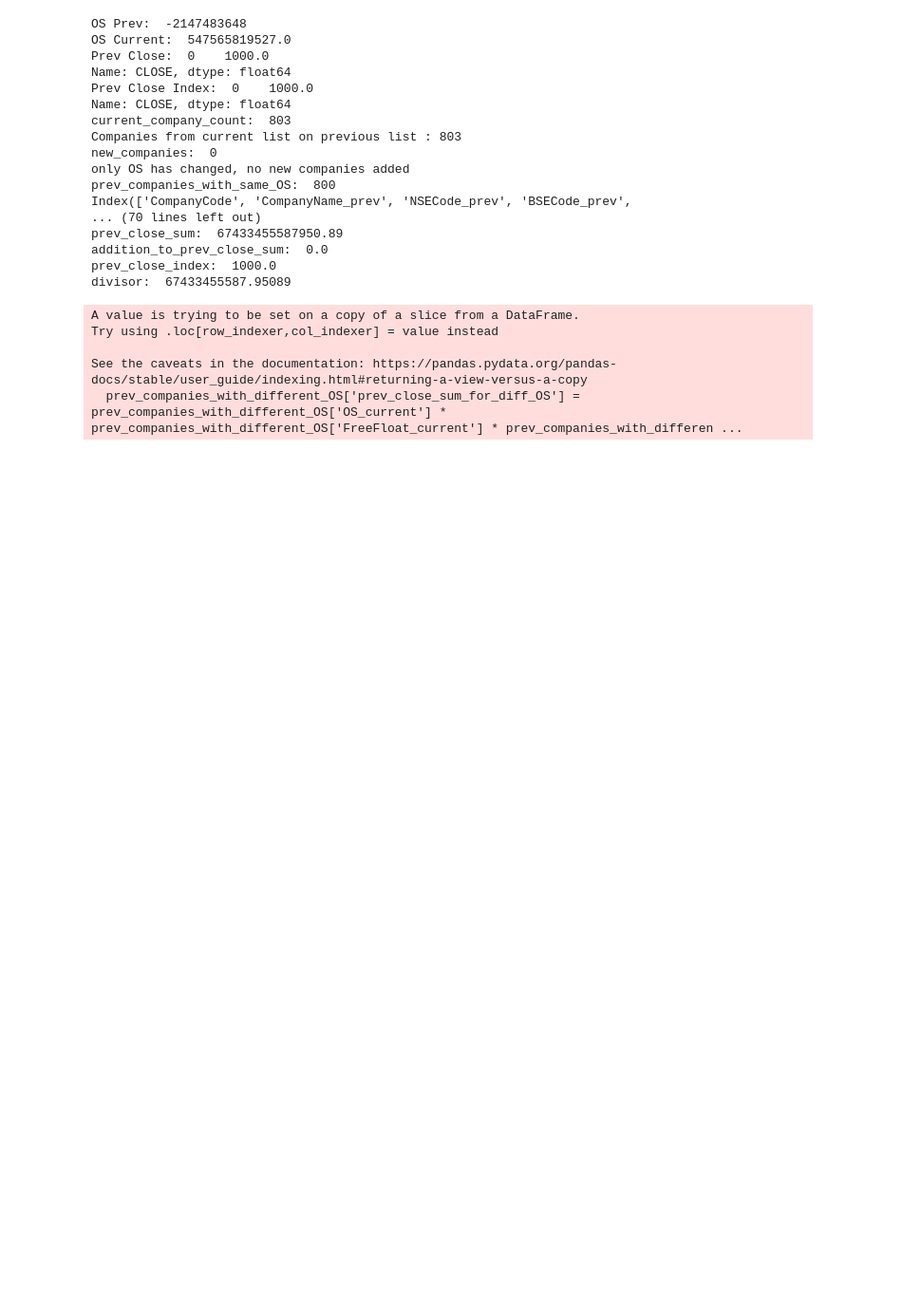
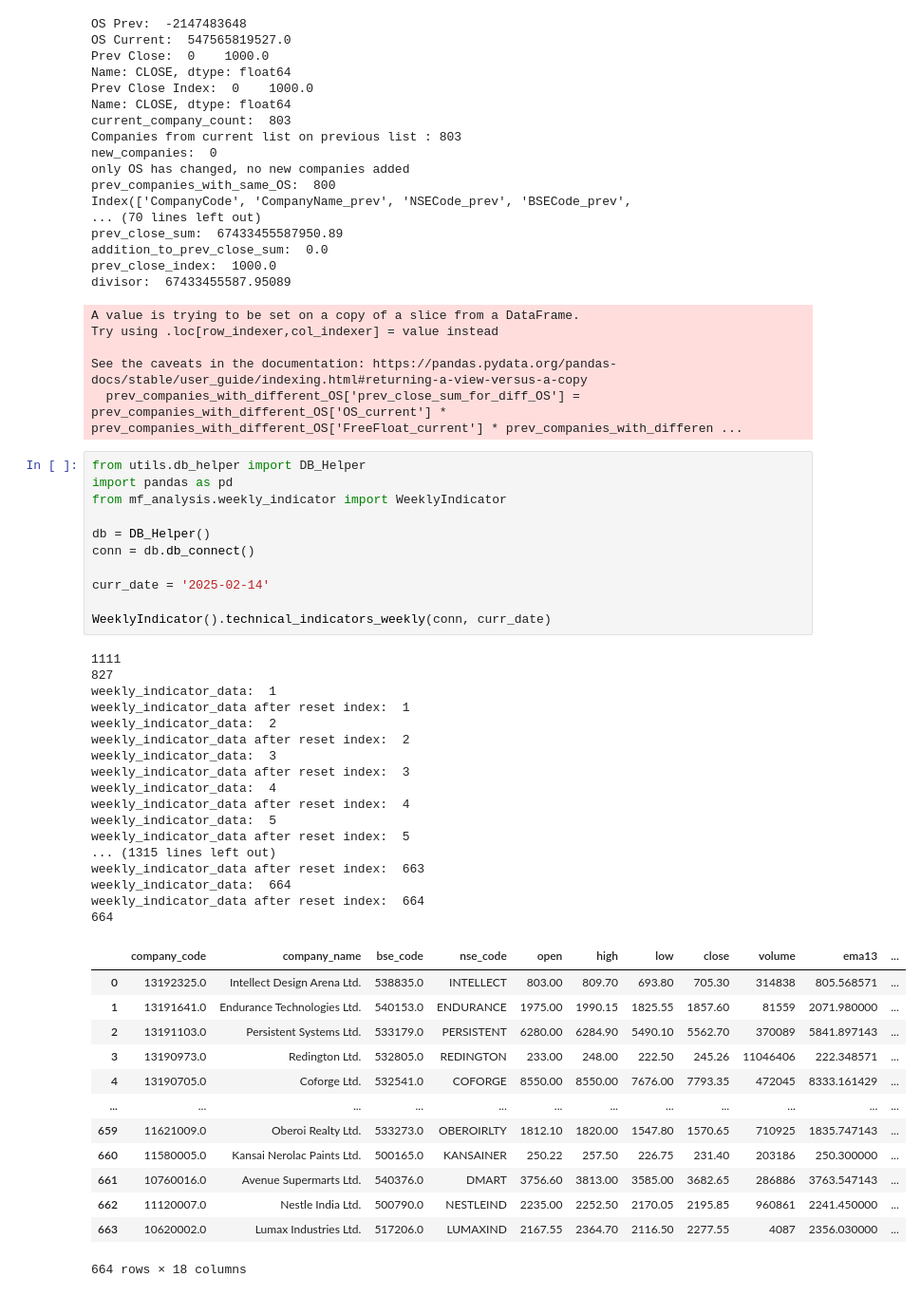
Before and after one commit to AchuAshwath/BravisaProject, a Jupyter notebook: app/test.ipynb, the cells around one changed output. Shown at 95% size. Drawn from its saved outputs; the diff is of its cells as text; blank space fills up the shorter version.

```diff
--- a/app/test.ipynb
+++ b/app/test.ipynb
@@ -1841,3 +1841,45 @@ Try using .loc[row_indexer,col_indexer] = value instead
 
 See the caveats in the documentation: https://pandas.pydata.org/pandas-docs/stable/user_guide/indexing.html#returning-a-view-versus-a-copy
   prev_companies_with_different_OS['prev_close_sum_for_diff_OS'] = prev_companies_with_different_OS['OS_current'] * prev_companies_with_different_OS['FreeFloat_current'] * prev_companies_with_differen ...
+# %%
+from utils.db_helper import DB_Helper
+import pandas as pd
+from mf_analysis.weekly_indicator import WeeklyIndicator
+
+db = DB_Helper()
+conn = db.db_connect()
+
+curr_date = '2025-02-14'
+
+WeeklyIndicator().technical_indicators_weekly(conn, curr_date)
+# %% [output]
+1111
+827
+weekly_indicator_data:  1
+weekly_indicator_data after reset index:  1
+weekly_indicator_data:  2
+weekly_indicator_data after reset index:  2
+weekly_indicator_data:  3
+weekly_indicator_data after reset index:  3
+weekly_indicator_data:  4
+weekly_indicator_data after reset index:  4
+weekly_indicator_data:  5
+weekly_indicator_data after reset index:  5
+... (1315 lines left out)
+weekly_indicator_data after reset index:  663
+weekly_indicator_data:  664
+weekly_indicator_data after reset index:  664
+664
+|  | company_code | company_name | bse_code | nse_code | open | high | low | close | volume | ema13 | ... |
+| 0 | 13192325.0 | Intellect Design Arena Ltd. | 538835.0 | INTELLECT | 803.00 | 809.70 | 693.80 | 705.30 | 314838 | 805.568571 | ... |
+| 1 | 13191641.0 | Endurance Technologies Ltd. | 540153.0 | ENDURANCE | 1975.00 | 1990.15 | 1825.55 | 1857.60 | 81559 | 2071.980000 | ... |
+| 2 | 13191103.0 | Persistent Systems Ltd. | 533179.0 | PERSISTENT | 6280.00 | 6284.90 | 5490.10 | 5562.70 | 370089 | 5841.897143 | ... |
+| 3 | 13190973.0 | Redington Ltd. | 532805.0 | REDINGTON | 233.00 | 248.00 | 222.50 | 245.26 | 11046406 | 222.348571 | ... |
+| 4 | 13190705.0 | Coforge Ltd. | 532541.0 | COFORGE | 8550.00 | 8550.00 | 7676.00 | 7793.35 | 472045 | 8333.161429 | ... |
+| ... | ... | ... | ... | ... | ... | ... | ... | ... | ... | ... | ... |
+| 659 | 11621009.0 | Oberoi Realty Ltd. | 533273.0 | OBEROIRLTY | 1812.10 | 1820.00 | 1547.80 | 1570.65 | 710925 | 1835.747143 | ... |
+| 660 | 11580005.0 | Kansai Nerolac Paints Ltd. | 500165.0 | KANSAINER | 250.22 | 257.50 | 226.75 | 231.40 | 203186 | 250.300000 | ... |
+| 661 | 10760016.0 | Avenue Supermarts Ltd. | 540376.0 | DMART | 3756.60 | 3813.00 | 3585.00 | 3682.65 | 286886 | 3763.547143 | ... |
+| 662 | 11120007.0 | Nestle India Ltd. | 500790.0 | NESTLEIND | 2235.00 | 2252.50 | 2170.05 | 2195.85 | 960861 | 2241.450000 | ... |
+| 663 | 10620002.0 | Lumax Industries Ltd. | 517206.0 | LUMAXIND | 2167.55 | 2364.70 | 2116.50 | 2277.55 | 4087 | 2356.030000 | ... |
+664 rows × 18 columns
```
Also changed, not shown: 4 other files.
